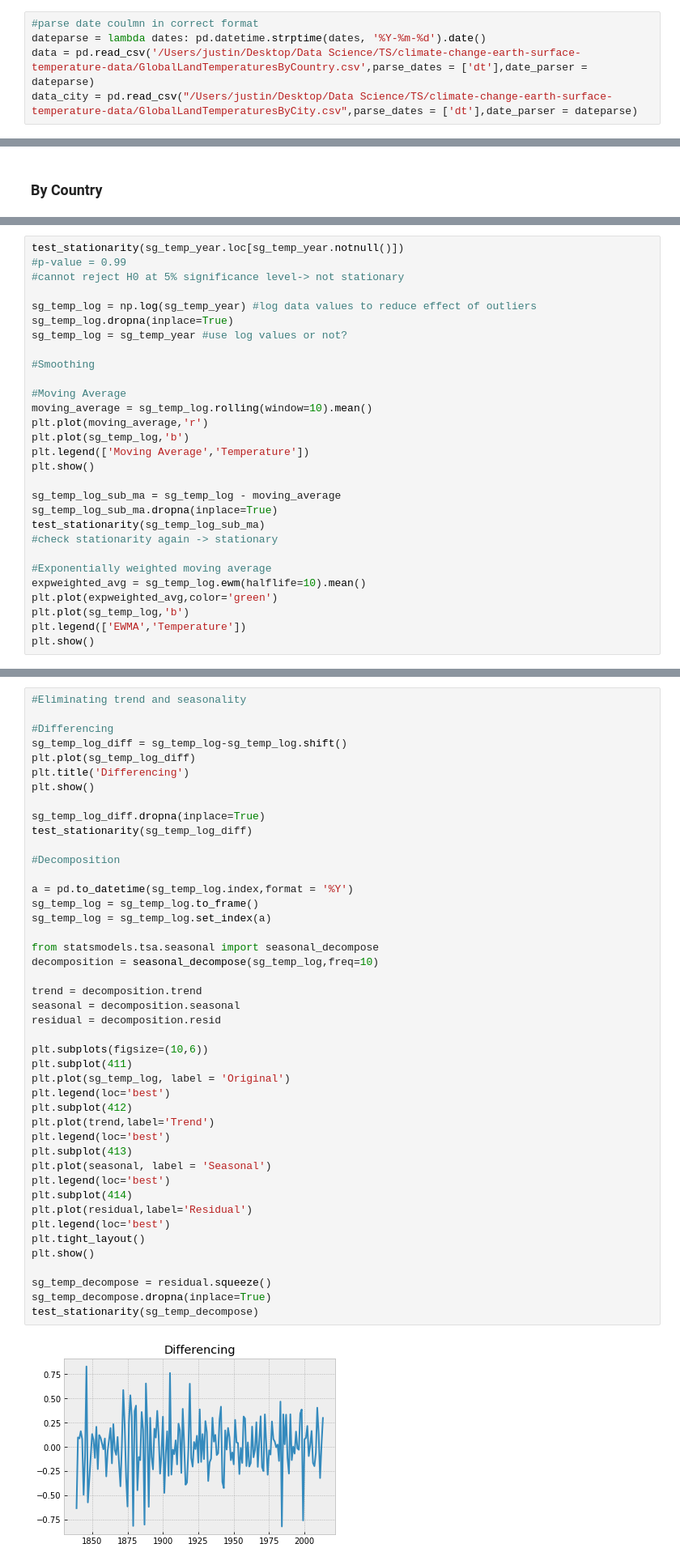
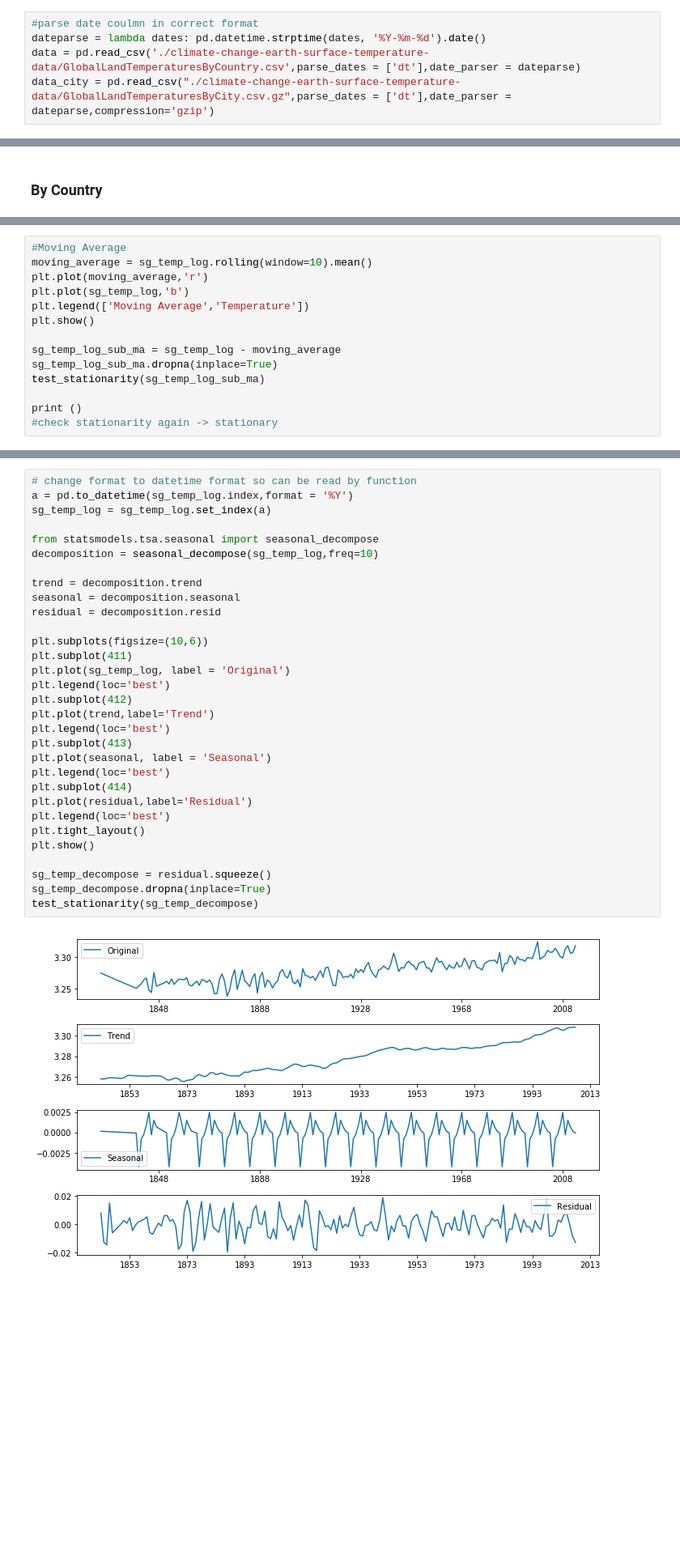
Before and after one commit to jilimm/DataScience_TS, a Jupyter notebook: Exercise 4.5.ipynb, the cells around one changed output, grey strips where cells are left out. Shown at 81% size. Drawn from its saved outputs; the diff is of its cells as text; blank space fills up the shorter version.

```diff
--- a/Exercise 4.5.ipynb
+++ b/Exercise 4.5.ipynb
@@ -10,8 +10,8 @@ from datetime import datetime
 # %%
 #parse date coulmn in correct format
 dateparse = lambda dates: pd.datetime.strptime(dates, '%Y-%m-%d').date()
-data = pd.read_csv('/Users/justin/Desktop/Data Science/TS/climate-change-earth-surface-temperature-data/GlobalLandTemperaturesByCountry.csv',parse_dates = ['dt'],date_parser = dateparse)
-data_city = pd.read_csv("/Users/justin/Desktop/Data Science/TS/climate-change-earth-surface-temperature-data/GlobalLandTemperaturesByCity.csv",parse_dates = ['dt'],date_parser = dateparse)
+data = pd.read_csv('./climate-change-earth-surface-temperature-data/GlobalLandTemperaturesByCountry.csv',parse_dates = ['dt'],date_parser = dateparse)
+data_city = pd.read_csv("./climate-change-earth-surface-temperature-data/GlobalLandTemperaturesByCity.csv.gz",parse_dates = ['dt'],date_parser = dateparse,compression='gzip')
 # %%
 #Testing for stationarity
 
@@ -51,14 +75,4 @@ plt.show()
 # %%
-test_stationarity(sg_temp_year.loc[sg_temp_year.notnull()])
-#p-value = 0.99
-#cannot reject H0 at 5% significance level-> not stationary
-
-sg_temp_log = np.log(sg_temp_year) #log data values to reduce effect of outliers
-sg_temp_log.dropna(inplace=True)
-sg_temp_log = sg_temp_year #use log values or not?
-
-#Smoothing
-
 #Moving Average
 moving_average = sg_temp_log.rolling(window=10).mean()
 plt.plot(moving_average,'r')
@@ -69,12 +83,7 @@ plt.show()
 sg_temp_log_sub_ma = sg_temp_log - moving_average
 sg_temp_log_sub_ma.dropna(inplace=True)
 test_stationarity(sg_temp_log_sub_ma)
+
+print ()
 #check stationarity again -> stationary
-
-#Exponentially weighted moving average
-expweighted_avg = sg_temp_log.ewm(halflife=10).mean()
-plt.plot(expweighted_avg,color='green')
-plt.plot(sg_temp_log,'b')
-plt.legend(['EWMA','Temperature'])
-plt.show()
 # %% [output]
@@ -103,46 +155,33 @@ dtype: float64
 # %%
-#Eliminating trend and seasonality
-
-#Differencing
-sg_temp_log_diff = sg_temp_log-sg_temp_log.shift()
-plt.plot(sg_temp_log_diff)
-plt.title('Differencing')
-plt.show()
-
-sg_temp_log_diff.dropna(inplace=True)
-test_stationarity(sg_temp_log_diff)
-
-#Decomposition
-
+# change format to datetime format so can be read by function
 a = pd.to_datetime(sg_temp_log.index,format = '%Y')
-sg_temp_log = sg_temp_log.to_frame()
 sg_temp_log = sg_temp_log.set_index(a)
 
 from statsmodels.tsa.seasonal import seasonal_decompose
 decomposition = seasonal_decompose(sg_temp_log,freq=10)
 
 trend = decomposition.trend
 seasonal = decomposition.seasonal
 residual = decomposition.resid
 
 plt.subplots(figsize=(10,6))
 plt.subplot(411)
 plt.plot(sg_temp_log, label = 'Original')
 plt.legend(loc='best')
 plt.subplot(412)
 plt.plot(trend,label='Trend')
 plt.legend(loc='best')
 plt.subplot(413)
 plt.plot(seasonal, label = 'Seasonal')
 plt.legend(loc='best')
 plt.subplot(414)
 plt.plot(residual,label='Residual')
 plt.legend(loc='best')
 plt.tight_layout()
 plt.show()
 
 sg_temp_decompose = residual.squeeze()
 sg_temp_decompose.dropna(inplace=True)
 test_stationarity(sg_temp_decompose)
 # %% [output]
-[figure, old version]
+[figure, new version]
```
Also changed, not shown: parts of 32 cells of this notebook.
